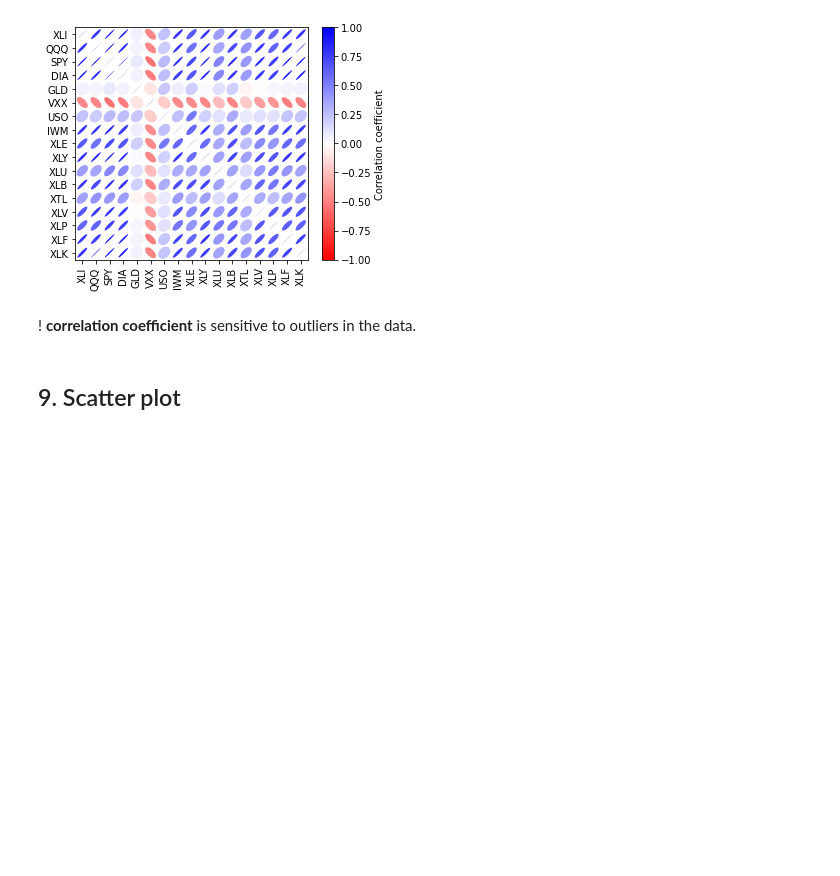
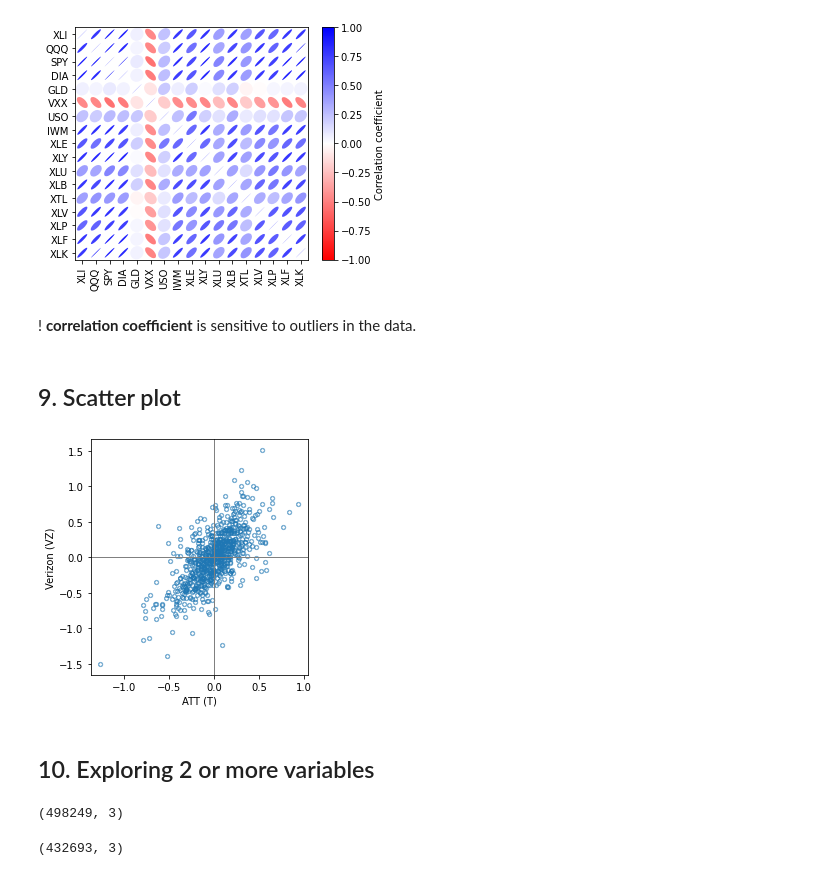
Before and after one commit to chikoungoun/Practical-Stats-for-DS, a Jupyter notebook: Practical Statistics for Data Scientists.ipynb, the cells around one changed output. Saved outputs shown, nothing was run; the diff lists cells and outputs as text; code cells hidden in the pictures; blank space fills up the shorter version.

Commit message:
Scatterplot & Hexbin

```diff
--- a/Practical Statistics for Data Scientists.ipynb
+++ b/Practical Statistics for Data Scientists.ipynb
@@ -393,3 +394,32 @@ plt.show()
 ! **correlation coefficient** is sensitive to outliers in the data.
 # %% [markdown]
 ## 9. Scatter plot
+# %%
+ax = telecom.plot.scatter(x='T',y='VZ',figsize=(4,4),marker='$\u25EF$', alpha=0.5)
+ax.set_xlabel('ATT (T)')
+ax.set_ylabel('Verizon (VZ)')
+
+#draws a horizontal line at y=0
+ax.axhline(0,color='grey',lw=1)
+#draws a vertical line at x=0
+ax.axvline(0,color='grey',lw=1)
+
+plt.tight_layout()
+plt.show()
+# %% [output]
+[figure, added]
+# %% [markdown]
+## 10. Exploring 2 or more variables
+# %%
+kc_tax.shape
+# %% [output]
+(498249, 3)
+# %%
+#extirping too small or too large data
+kc_tax = pd.read_csv(KC_TAX_CSV)
+kc_tax0 = kc_tax.loc[(kc_tax.TaxAssessedValue < 750000)&
+                     (kc_tax.SqFtTotLiving > 100) &
+                     (kc_tax.SqFtTotLiving < 3500),:]
+kc_tax0.shape
+# %% [output]
+(432693, 3)
```
Also changed, not shown: parts of 4 cells of this notebook.
